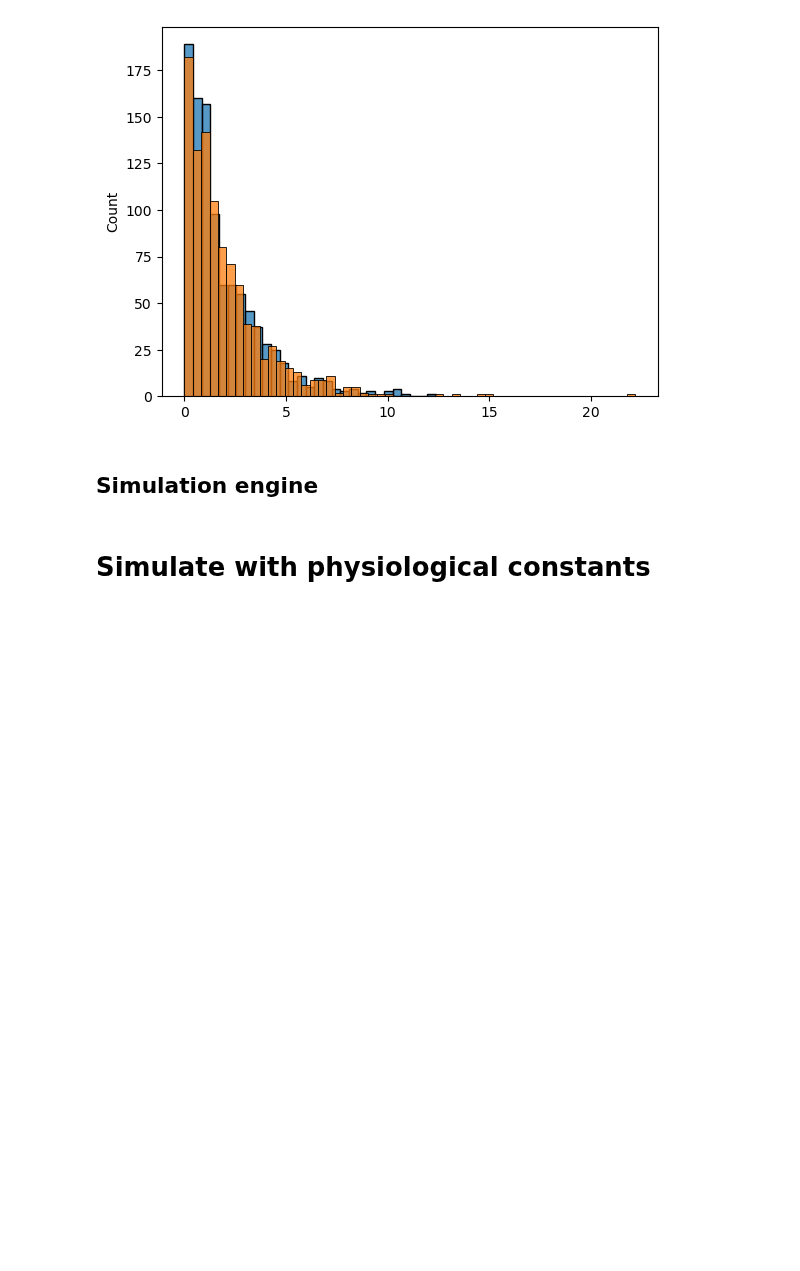
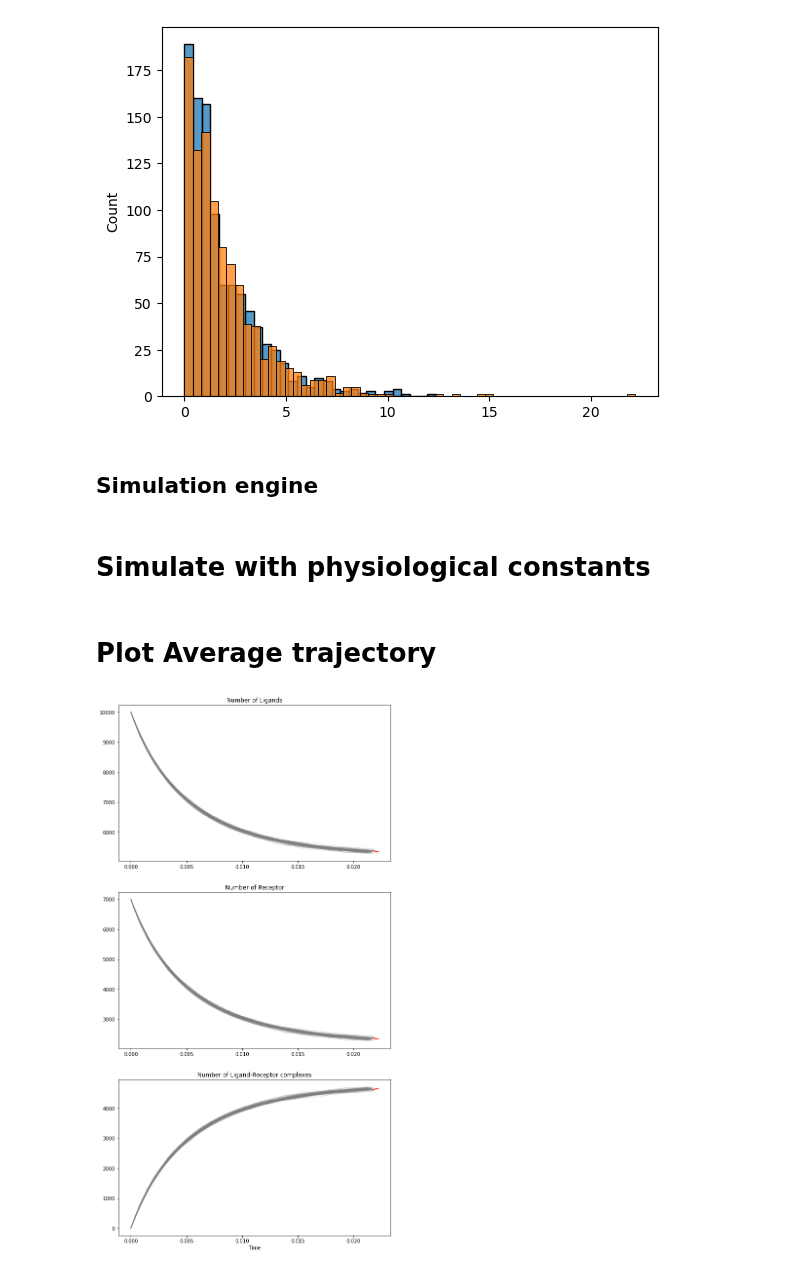
Before and after one commit to AndreMacedo88/Notebooks-Research, a Jupyter notebook: Simulations/Gillespie_stochastic_simulation.ipynb, the cells around one changed output. Saved outputs shown, nothing was run; the diff lists cells and outputs as text; code cells hidden in the pictures; blank space fills up the shorter version.

Commit message:
feat: :alembic: run and explore the results of a Gillespie Stochastic simulation

```diff
--- a/Simulations/Gillespie_stochastic_simulation.ipynb
+++ b/Simulations/Gillespie_stochastic_simulation.ipynb
@@ -122,8 +130,8 @@ L0 = 10000
 T0 = 7000
 LT0 = 0
 
-steps = 25    # Number of reactions per trajectory
-cycles = 1  # Number of trajectories iterated over
+steps = 10000    # Number of reactions per trajectory
+cycles = 100  # Number of trajectories iterated over
 
 # Set up holder arrays
 t = np.zeros((cycles, steps+1))
@@ -135,3 +143,7 @@ LT = np.zeros((cycles, steps+1))
 L[:, 0] = L0
 T[:, 0] = T0
 LT[:, 0] = LT0
+# %%
+L, T, LT, t = gillespie_simulation(L=L, T=T, LT=LT, k_bind=k_bind, k_dissociate=k_dissociate, t_vec=t, cycles=cycles, steps=steps)
+# %% [markdown]
+# Plot Average trajectory
@@ -137,0 +190,24 @@ LT[:, 0] = LT0
+# %%
+###### Plot Trajectories ######
+fig, axs = plt.subplots(3, 1, figsize=(10,20))
+
+# Plot average trajectories
+axs[0].plot(t_ave, L_ave, marker='', color='red', linewidth=1.9, alpha=0.9)
+axs[0].set_title('Number of Ligands')
+
+axs[1].plot(t_ave, T_ave, marker='', color='red', linewidth=1.9, alpha=0.9)
+axs[1].set_title('Number of Receptor')
+
+axs[2].plot(t_ave, LT_ave, marker='', color='red', linewidth=1.9, alpha=0.9)
+axs[2].set_title('Number of Ligand-Receptor complexes')
+axs[2].set_xlabel("Time")
+
+# Plot each simulated trajectory
+for i in range(cycles):
+    axs[0].plot(t[i,:], L[i,:], marker='', color='grey', linewidth=0.6, alpha=0.3)
+    axs[1].plot(t[i,:], T[i,:], marker='', color='grey', linewidth=0.6, alpha=0.3)
+    axs[2].plot(t[i,:], LT[i,:], marker='', color='grey', linewidth=0.6, alpha=0.3)
+
+plt.show()
+# %% [output]
+[figure, added]
```
Also changed, not shown: parts of 6 cells of this notebook.
